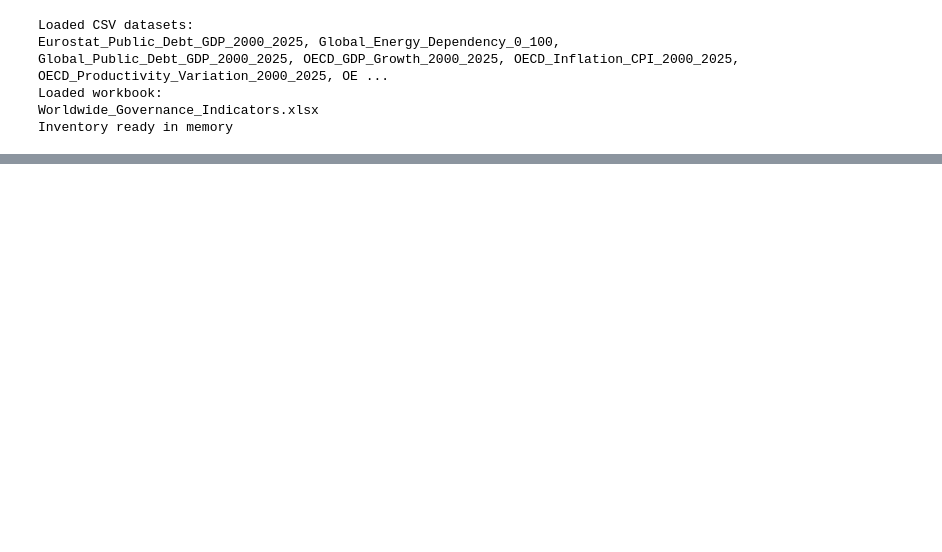
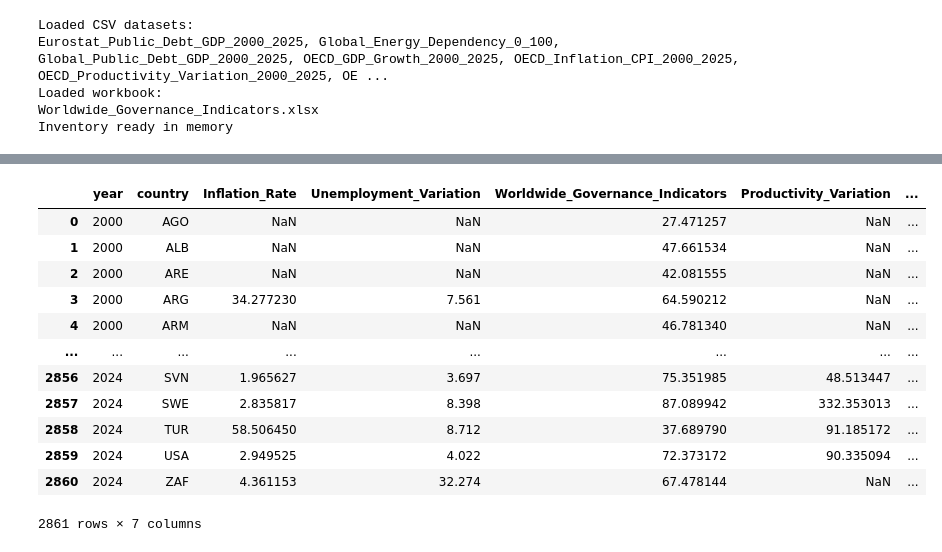
Before and after one commit to FRA-0023/Economic_Structural_Resilience_in_OECD_Countries, a Jupyter notebook: Data_Preprocessing.ipynb, the cells around one changed output, grey strips where cells are left out. Cells and saved outputs as stored; diff of their text form; code cells hidden in the pictures; blank space fills up the shorter version.

```diff
--- a/Data_Preprocessing.ipynb
+++ b/Data_Preprocessing.ipynb
@@ -293,0 +565,11 @@ Columns kept in max-3-missing dataset: 4
+# %%
+dfx.rename(columns={"Economy (name)": "country"}, inplace=True)
+dfx.rename(columns={"Year": "year"}, inplace=True)
+# %%
+#merging
+final_merged = pd.merge(
+    final_clean,
+    dfx,
+    on=["country", "year"],
+    how="inner"
+)
@@ -293,0 +613,6 @@ Columns kept in max-3-missing dataset: 4
+# %%
+final_merged = final_merged.rename(columns={"OECD_GDP_Growth_2000_2025": "R&D expenditure (%GDP)"})
+final_merged = final_merged.rename(columns={"Governance score (0-100)": "Worldwide_Governance_Indicators"})
+final_merged = final_merged.rename(columns={"Global_Public_Debt_GDP_2000_2025": "Public_Debt (%GDP)"})
+final_merged = final_merged.rename(columns={"Global_Energy_Dependency_0_100": "Energy_Import_Dependency"})
+final_merged = final_merged.rename(columns={"OECD_Tertiary_Education_2000_2025": "Tertiary_education_attainment"})
@@ -293,0 +632,18 @@ Columns kept in max-3-missing dataset: 4
+# %%
+final_merged = final_merged.rename(columns={"OECD_Inflation_CPI_2000_2025": "Inflation_Rate"})
+final_merged = final_merged.rename(columns={"OECD_Unemployment_Rate_2000_2025": "Unemployment_Variation"})
+final_merged = final_merged.rename(columns={"Governance score (0-100)": "Worldwide_Governance_Indicators"})
+final_merged = final_merged.rename(columns={"OECD_Productivity_Variation_2000_2025": "Productivity_Variation"})
+final_merged = final_merged.rename(columns={"R&D expenditure (%GDP)": "GDP_Growth"})
+final_df2 = final_merged[
+    [
+        "year",
+        "country",
+        "Inflation_Rate",
+        "Unemployment_Variation",
+        "Worldwide_Governance_Indicators",
+        "Productivity_Variation",
+        "GDP_Growth"
+
+    ]
+]
@@ -293,0 +666,16 @@ Columns kept in max-3-missing dataset: 4
+# %%
+final_df2
+# %% [output]
+|  | year | country | Inflation_Rate | Unemployment_Variation | Worldwide_Governance_Indicators | Productivity_Variation | ... |
+| 0 | 2000 | AGO | NaN | NaN | 27.471257 | NaN | ... |
+| 1 | 2000 | ALB | NaN | NaN | 47.661534 | NaN | ... |
+| 2 | 2000 | ARE | NaN | NaN | 42.081555 | NaN | ... |
+| 3 | 2000 | ARG | 34.277230 | 7.561 | 64.590212 | NaN | ... |
+| 4 | 2000 | ARM | NaN | NaN | 46.781340 | NaN | ... |
+| ... | ... | ... | ... | ... | ... | ... | ... |
+| 2856 | 2024 | SVN | 1.965627 | 3.697 | 75.351985 | 48.513447 | ... |
+| 2857 | 2024 | SWE | 2.835817 | 8.398 | 87.089942 | 332.353013 | ... |
+| 2858 | 2024 | TUR | 58.506450 | 8.712 | 37.689790 | 91.185172 | ... |
+| 2859 | 2024 | USA | 2.949525 | 4.022 | 72.373172 | 90.335094 | ... |
+| 2860 | 2024 | ZAF | 4.361153 | 32.274 | 67.478144 | NaN | ... |
+2861 rows × 7 columns
```
Also changed, not shown: parts of 52 cells of this notebook, 4 other files.
